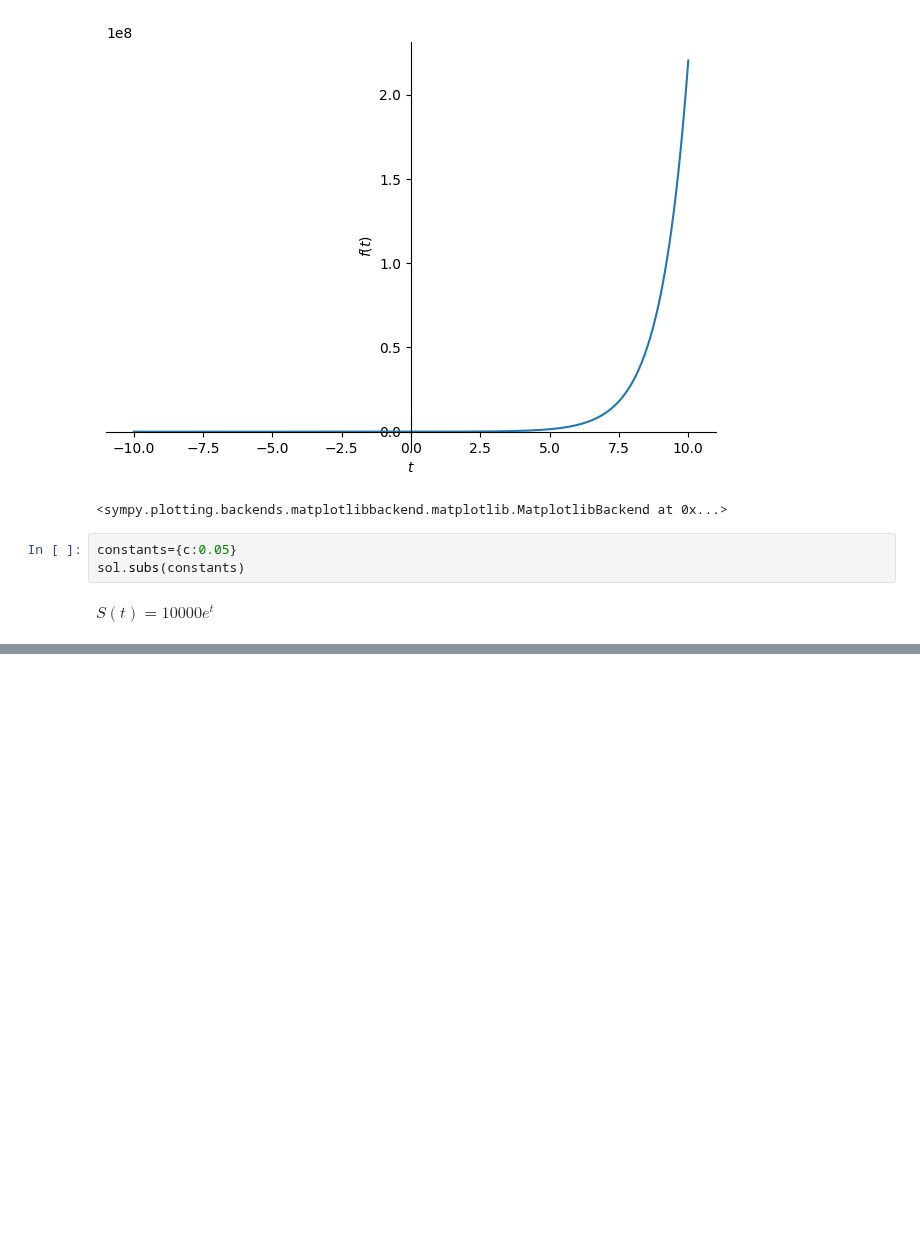
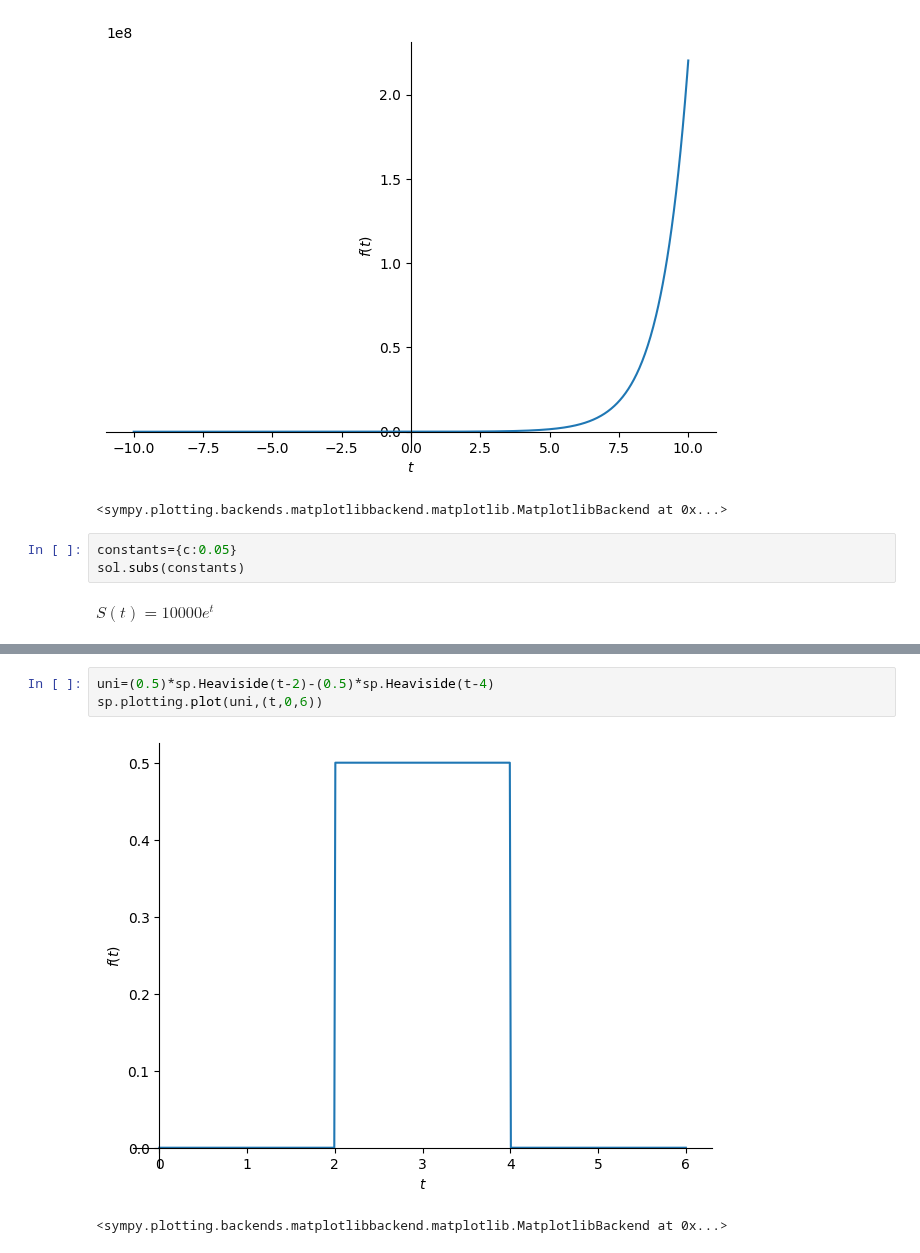
Before and after one commit to Gustavo-Ros/Simulaci-n-2, a Jupyter notebook: Sympy.ipynb, the cells around one changed output, grey strips where cells are left out. Cells and saved outputs as stored; diff of their text form; blank space fills up the shorter version.

```diff
--- a/Sympy.ipynb
+++ b/Sympy.ipynb
@@ -67,0 +92,6 @@ $\displaystyle S{\left(t \right)} = 10000 e^{t}$
+# %%
+uni=(0.5)*sp.Heaviside(t-2)-(0.5)*sp.Heaviside(t-4)
+sp.plotting.plot(uni,(t,0,6))
+# %% [output]
+[figure, added]
+<sympy.plotting.backends.matplotlibbackend.matplotlib.MatplotlibBackend at 0x...>
```
Also changed, not shown: parts of 9 cells of this notebook.
